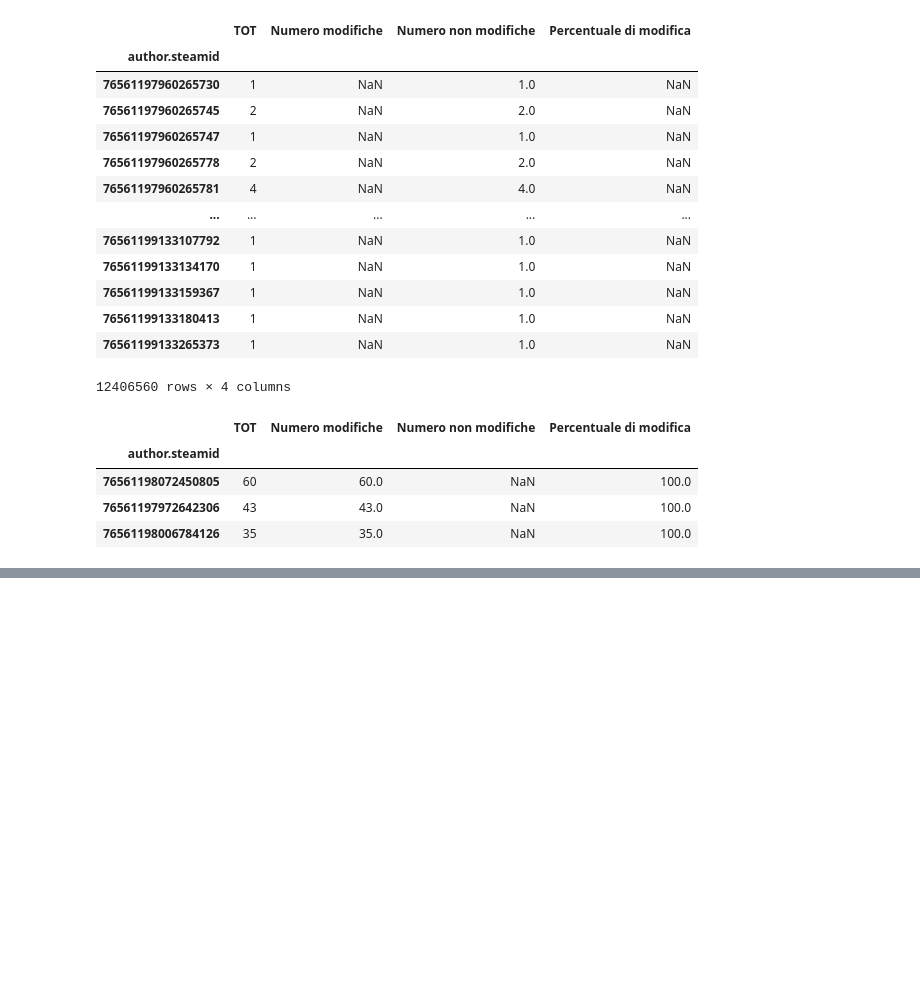
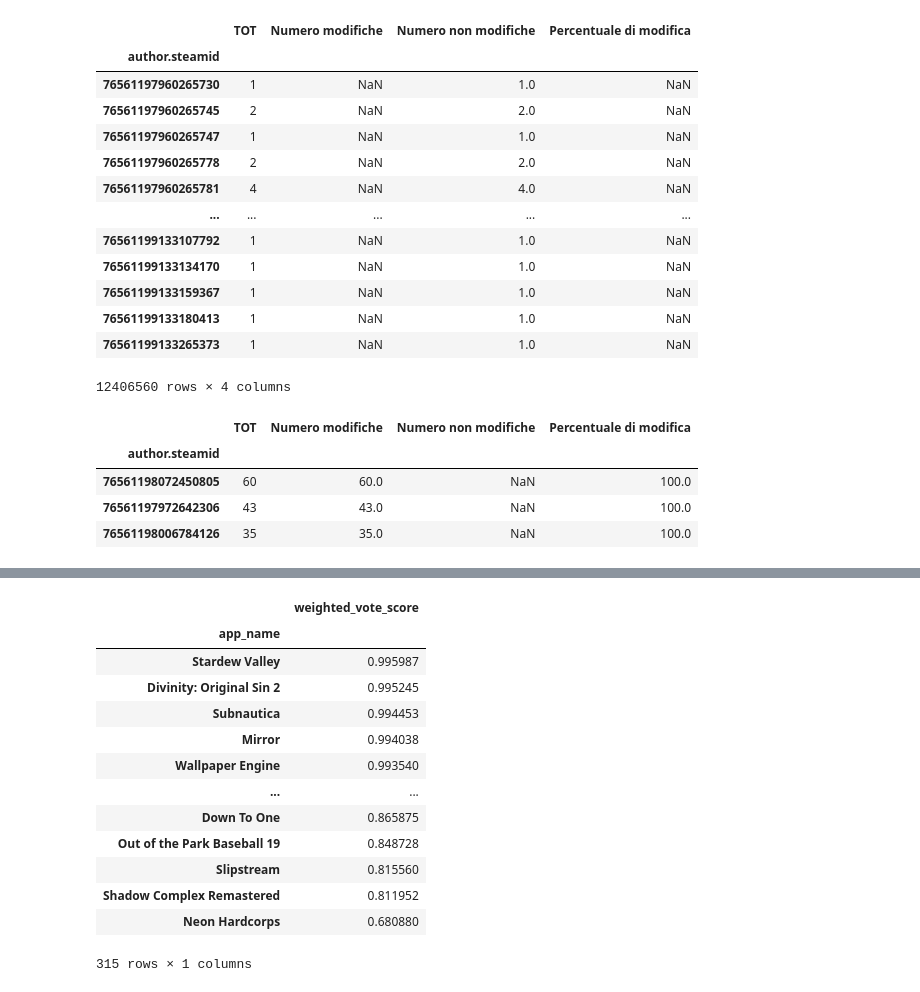
Before and after one commit to Requiem98/ADM-HW2, a Jupyter notebook: testAllDataset.ipynb, the cells around one changed output, grey strips where cells are left out. Drawn from its saved outputs; the diff is of its cells as text; code cells hidden in the pictures; blank space fills up the shorter version.

```diff
--- a/testAllDataset.ipynb
+++ b/testAllDataset.ipynb
@@ -202,0 +215,17 @@ d[(d["app_name"]== "Little Nightmares")]
+# %%
+df.steam[["app_name", "weighted_vote_score"]].groupby(["app_name"]).max().sort_values(["weighted_vote_score"], ascending=False)
+# %% [output]
+|  | weighted_vote_score |
+| app_name |  |
+| Stardew Valley | 0.995987 |
+| Divinity: Original Sin 2 | 0.995245 |
+| Subnautica | 0.994453 |
+| Mirror | 0.994038 |
+| Wallpaper Engine | 0.993540 |
+| ... | ... |
+| Down To One | 0.865875 |
+| Out of the Park Baseball 19 | 0.848728 |
+| Slipstream | 0.815560 |
+| Shadow Complex Remastered | 0.811952 |
+| Neon Hardcorps | 0.680880 |
+315 rows × 1 columns
```
Also changed, not shown: parts of 6 cells of this notebook, 3 other files.
